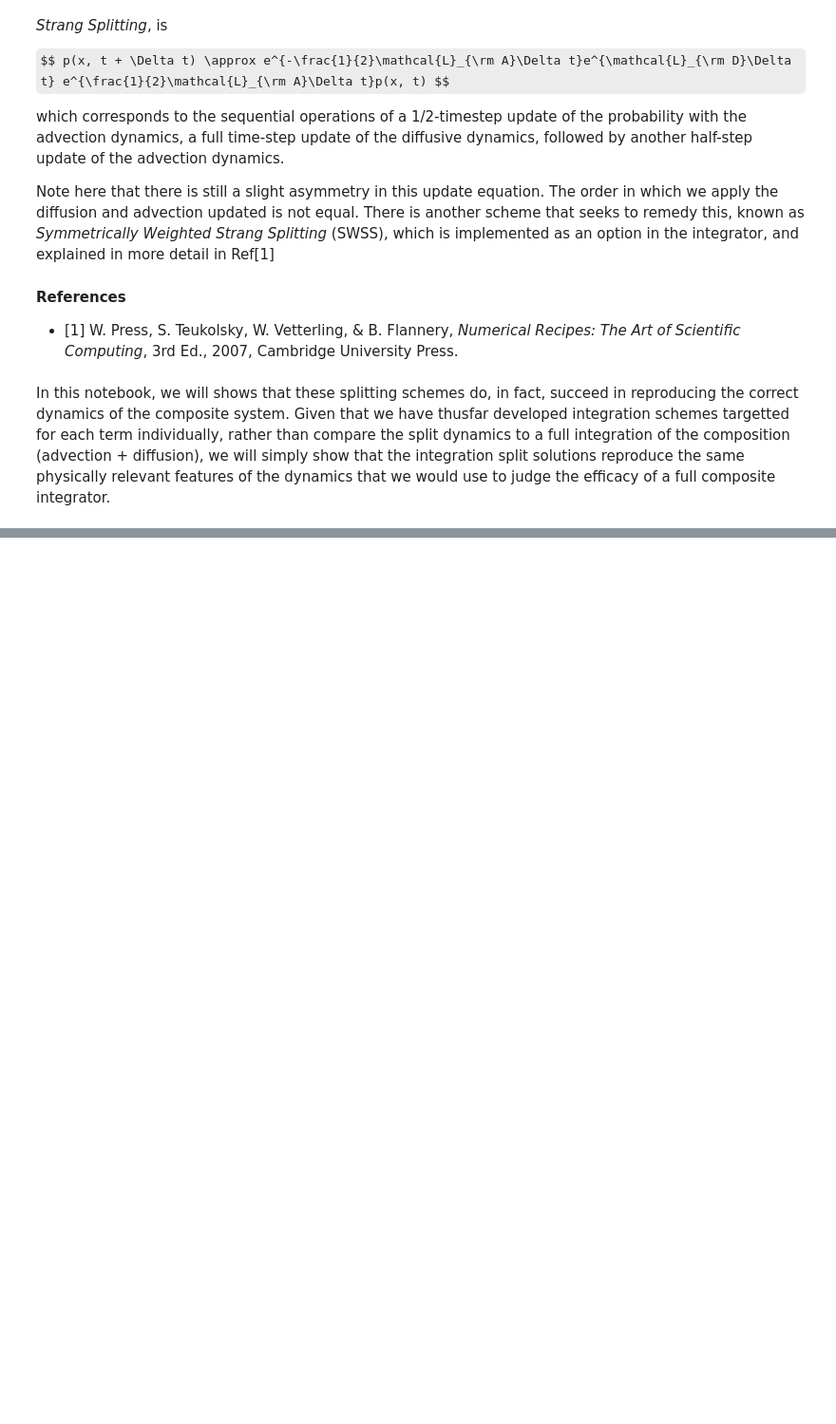
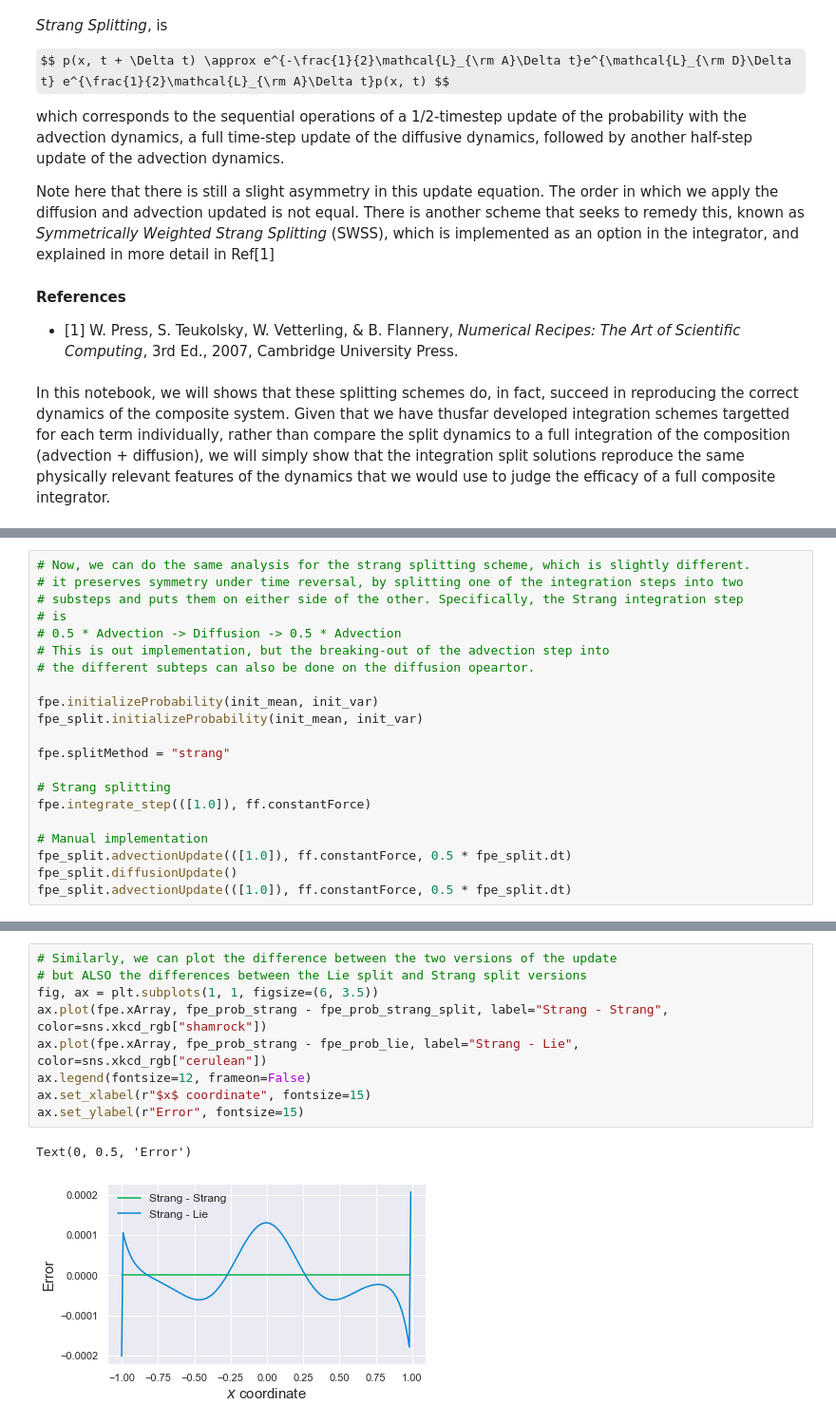
Before and after one commit to StevenJLarge/FokkerPlanck, a Jupyter notebook: notebooks/03-slarge-operator-splitting.ipynb, the cells around one changed output, grey strips where cells are left out. Shown at 95% size. Drawn from its saved outputs; the diff is of its cells as text; some formulas as TeX source; blank space fills up the shorter version.

```diff
--- a/notebooks/03-slarge-operator-splitting.ipynb
+++ b/notebooks/03-slarge-operator-splitting.ipynb
@@ -90,0 +147,21 @@ from FPE.Integrator import FPE_Integrator_1D
+# %%
+# Now, we can do the same analysis for the strang splitting scheme, which is slightly different.
+# it preserves symmetry under time reversal, by splitting one of the integration steps into two
+# substeps and puts them on either side of the other. Specifically, the Strang integration step
+# is
+# 0.5 * Advection -> Diffusion -> 0.5 * Advection
+# This is out implementation, but the breaking-out of the advection step into
+# the different subteps can also be done on the diffusion opeartor.
+
+fpe.initializeProbability(init_mean, init_var)
+fpe_split.initializeProbability(init_mean, init_var)
+
+fpe.splitMethod = "strang"
+
+# Strang splitting
+fpe.integrate_step(([1.0]), ff.constantForce)
+
+# Manual implementation
+fpe_split.advectionUpdate(([1.0]), ff.constantForce, 0.5 * fpe_split.dt)
+fpe_split.diffusionUpdate()
+fpe_split.advectionUpdate(([1.0]), ff.constantForce, 0.5 * fpe_split.dt)
@@ -90,0 +175,12 @@ from FPE.Integrator import FPE_Integrator_1D
+# %%
+# Similarly, we can plot the difference between the two versions of the update
+# but ALSO the differences between the Lie split and Strang split versions
+fig, ax = plt.subplots(1, 1, figsize=(6, 3.5))
+ax.plot(fpe.xArray, fpe_prob_strang - fpe_prob_strang_split, label="Strang - Strang", color=sns.xkcd_rgb["shamrock"])
+ax.plot(fpe.xArray, fpe_prob_strang - fpe_prob_lie, label="Strang - Lie", color=sns.xkcd_rgb["cerulean"])
+ax.legend(fontsize=12, frameon=False)
+ax.set_xlabel(r"$x$ coordinate", fontsize=15)
+ax.set_ylabel(r"Error", fontsize=15)
+# %% [output]
+Text(0, 0.5, 'Error')
+[figure, added]
```
Also changed, not shown: parts of 11 cells of this notebook, 3 other files.
